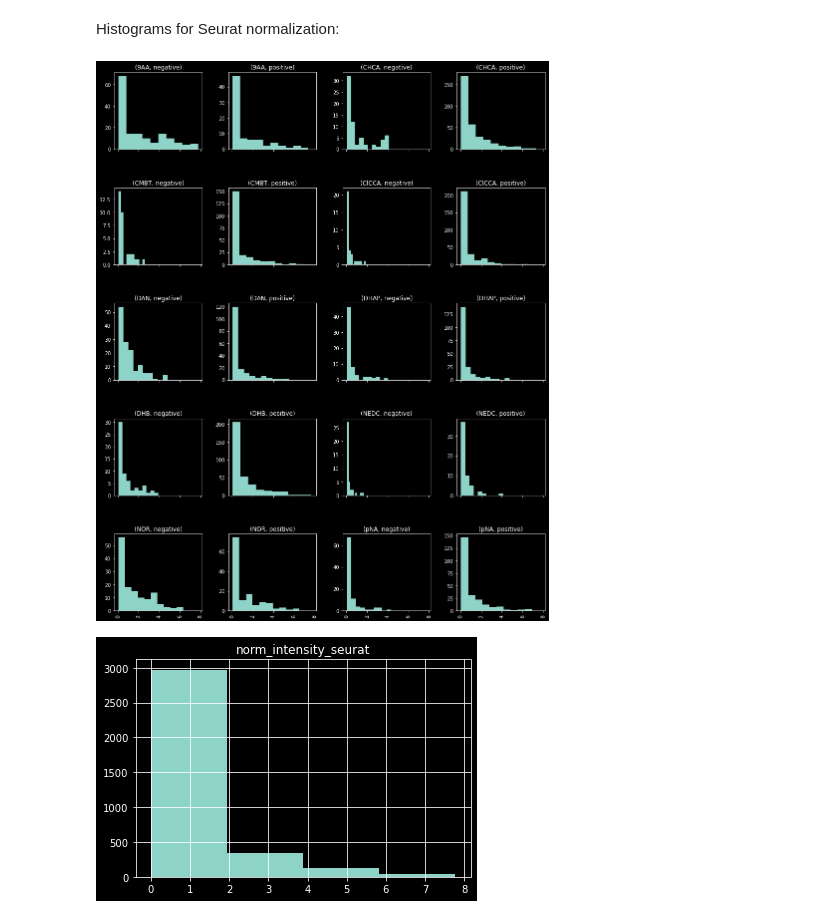
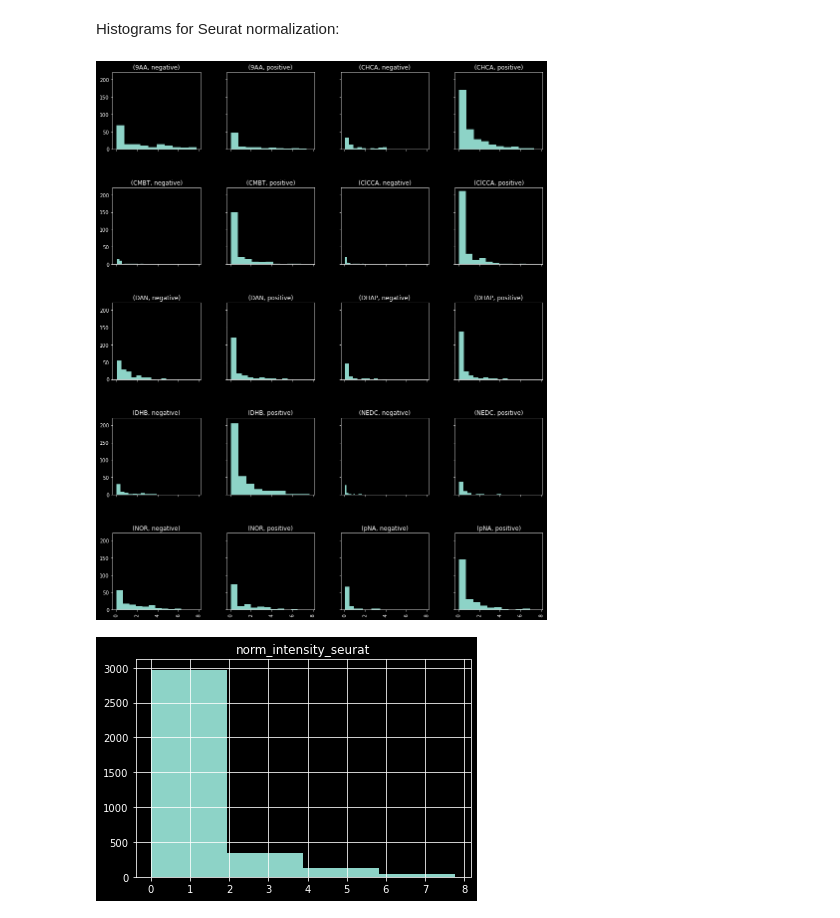
Before and after one commit to alexandrovteam/predicting-APMALDI-response, a Jupyter notebook: notebooks/visualize_data.ipynb, the cells around one changed output. Drawn from its saved outputs; the diff is of its cells as text; code cells hidden in the pictures.

```diff
--- a/notebooks/visualize_data.ipynb
+++ b/notebooks/visualize_data.ipynb
@@ -155,5 +155,6 @@ all_mol_features
 # %%
 # Intensities:
 intensities = pd.read_csv(input_dir / "3june22_ions_no_nl.csv", index_col=0)
+intensities = intensities.rename(columns={"Matrix short": "matrix", "Polarity": "polarity"})
 intensities.head()
 # %% [output]
@@ -351,11 +352,11 @@ Histograms for Seurat normalization:
 # %%
 fig = plt.figure(figsize = (15,20))
 ax = fig.gca()
 
 
-_ = intensities[intensities["spot_intensity"] > 100].hist("norm_intensity_seurat", by=["Matrix short", "Polarity"], ax=ax, sharex=True)
+_ = intensities[intensities["spot_intensity"] > 100].hist("norm_intensity_seurat", by=["matrix", "polarity"], ax=ax, sharex=True, sharey=True)
 # %% [output]
-[figure, old version]
+[figure, new version]
 # %%
 _ = intensities[intensities["norm_intensity_seurat"] > 0].hist("norm_intensity_seurat", bins=4)
 # %% [output]
```
Also changed, not shown: parts of 9 cells of this notebook, 1 other file.
